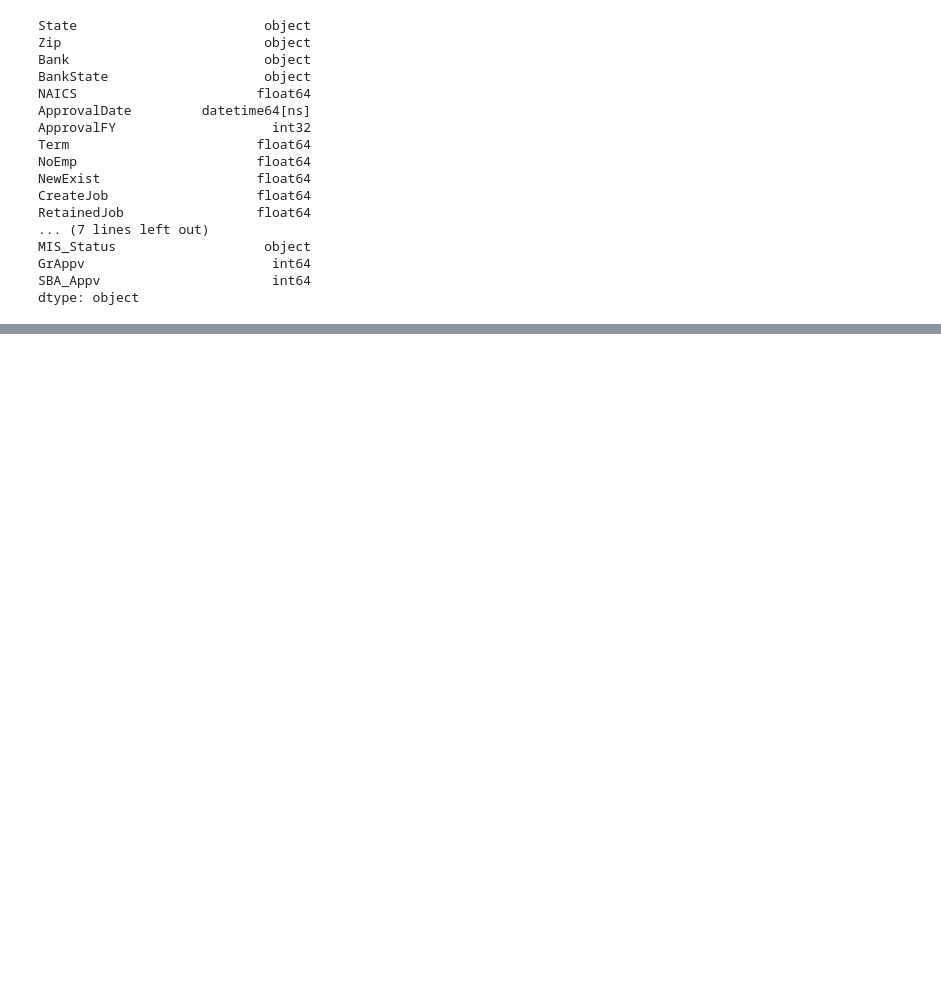
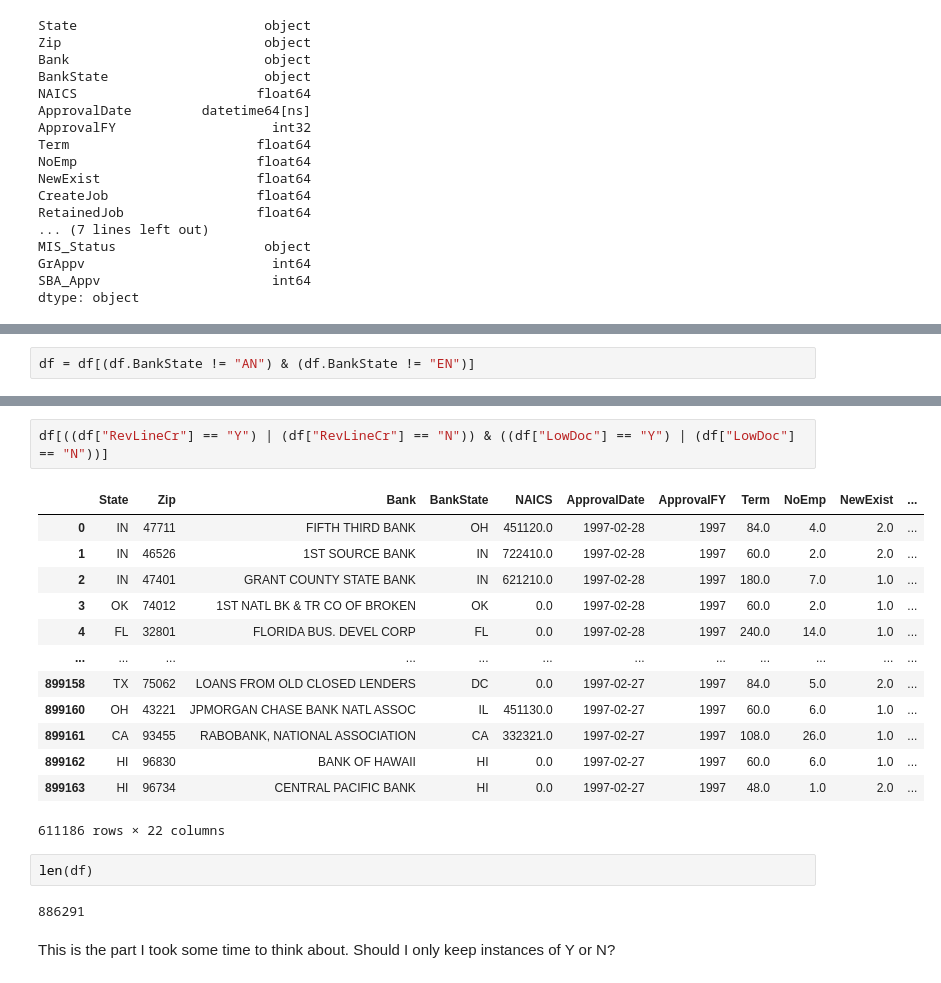
Before and after one commit to ik-okoro/SBA-Loans, a Jupyter notebook: SBA Loans Model.ipynb, the cells around one changed output, grey strips where cells are left out. Cells and saved outputs as stored; diff of their text form; blank space fills up the shorter version.

Commit message:
Started boolean column cleaning

```diff
--- a/SBA Loans Model.ipynb
+++ b/SBA Loans Model.ipynb
@@ -382,0 +458,2 @@ dtype: object
+# %%
+df = df[(df.BankState != "AN") & (df.BankState != "EN")]
@@ -382,0 +506,22 @@ dtype: object
+# %%
+df[((df["RevLineCr"] == "Y") | (df["RevLineCr"] == "N")) & ((df["LowDoc"] == "Y") | (df["LowDoc"] == "N"))]
+# %% [output]
+|  | State | Zip | Bank | BankState | NAICS | ApprovalDate | ApprovalFY | Term | NoEmp | NewExist | ... |
+| 0 | IN | 47711 | FIFTH THIRD BANK | OH | 451120.0 | 1997-02-28 | 1997 | 84.0 | 4.0 | 2.0 | ... |
+| 1 | IN | 46526 | 1ST SOURCE BANK | IN | 722410.0 | 1997-02-28 | 1997 | 60.0 | 2.0 | 2.0 | ... |
+| 2 | IN | 47401 | GRANT COUNTY STATE BANK | IN | 621210.0 | 1997-02-28 | 1997 | 180.0 | 7.0 | 1.0 | ... |
+| 3 | OK | 74012 | 1ST NATL BK & TR CO OF BROKEN | OK | 0.0 | 1997-02-28 | 1997 | 60.0 | 2.0 | 1.0 | ... |
+| 4 | FL | 32801 | FLORIDA BUS. DEVEL CORP | FL | 0.0 | 1997-02-28 | 1997 | 240.0 | 14.0 | 1.0 | ... |
+| ... | ... | ... | ... | ... | ... | ... | ... | ... | ... | ... | ... |
+| 899158 | TX | 75062 | LOANS FROM OLD CLOSED LENDERS | DC | 0.0 | 1997-02-27 | 1997 | 84.0 | 5.0 | 2.0 | ... |
+| 899160 | OH | 43221 | JPMORGAN CHASE BANK NATL ASSOC | IL | 451130.0 | 1997-02-27 | 1997 | 60.0 | 6.0 | 1.0 | ... |
+| 899161 | CA | 93455 | RABOBANK, NATIONAL ASSOCIATION | CA | 332321.0 | 1997-02-27 | 1997 | 108.0 | 26.0 | 1.0 | ... |
+| 899162 | HI | 96830 | BANK OF HAWAII | HI | 0.0 | 1997-02-27 | 1997 | 60.0 | 6.0 | 1.0 | ... |
+| 899163 | HI | 96734 | CENTRAL PACIFIC BANK | HI | 0.0 | 1997-02-27 | 1997 | 48.0 | 1.0 | 2.0 | ... |
+611186 rows × 22 columns
+# %%
+len(df)
+# %% [output]
+886291
+# %% [markdown]
+This is the part I took some time to think about. Should I only keep instances of Y or N?
```
Also changed, not shown: parts of 19 cells of this notebook.
